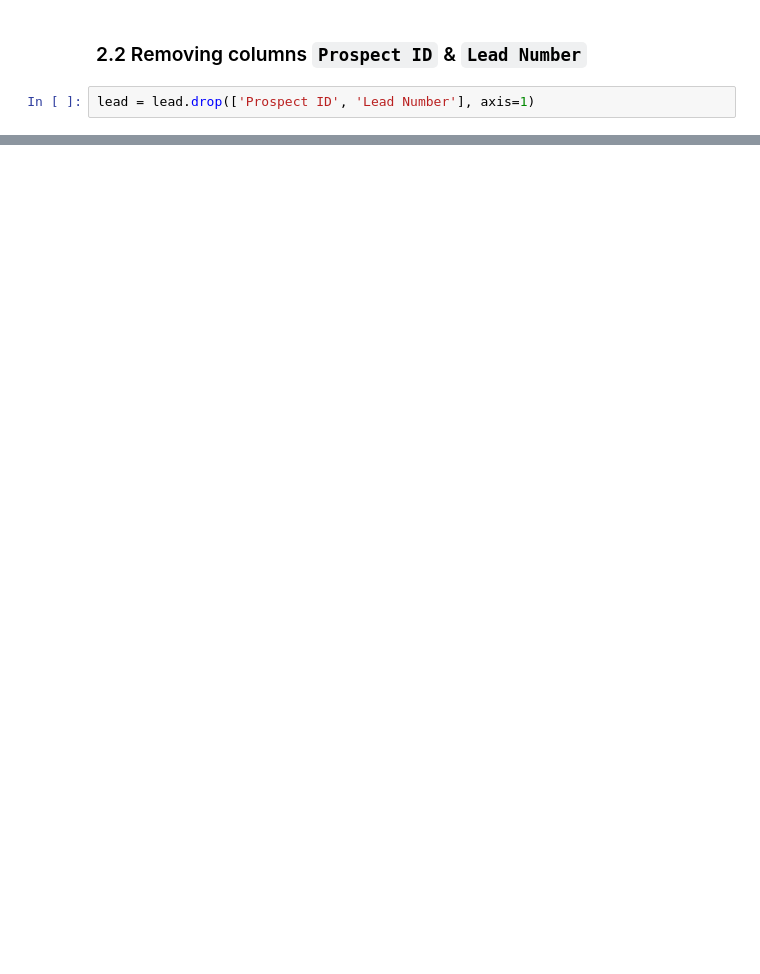
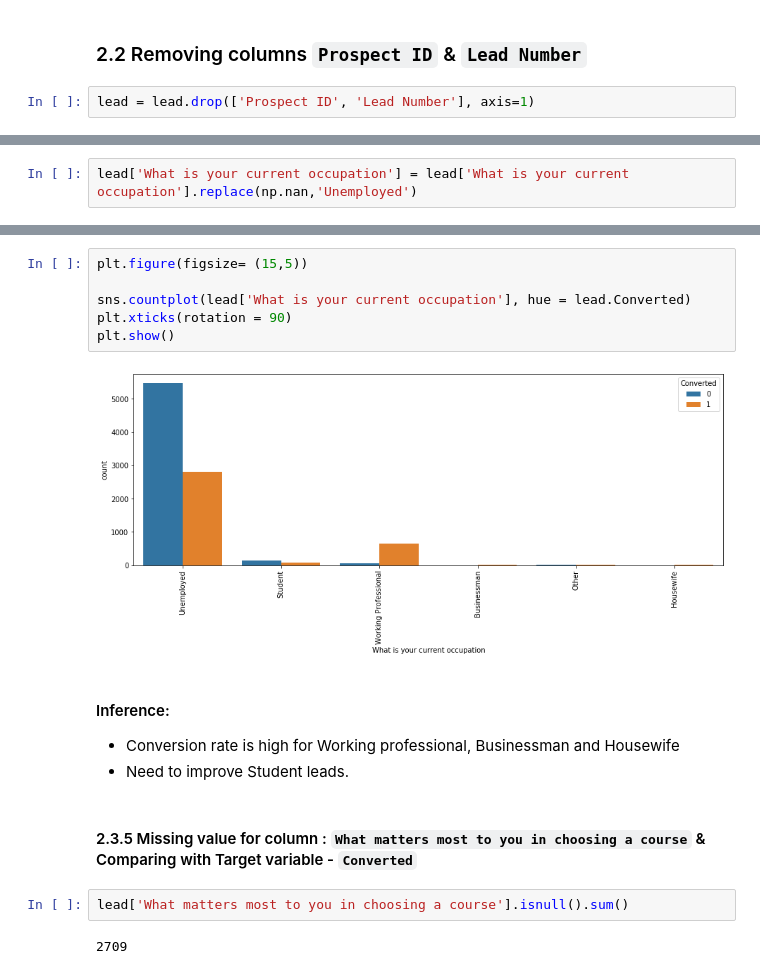
Before and after one commit to Sushil-Deore/Lead-Scoring-Case-Study, a Jupyter notebook: Lead Score Case Study.ipynb, the cells around one changed output, grey strips where cells are left out. Drawn from its saved outputs; the diff is of its cells as text; blank space fills up the shorter version.

```diff
--- a/Lead Score Case Study.ipynb
+++ b/Lead Score Case Study.ipynb
@@ -240,0 +473,2 @@ lead.head()
+# %%
+lead['What is your current occupation'] = lead['What is your current occupation'].replace(np.nan,'Unemployed')
@@ -240,0 +485,18 @@ lead.head()
+# %%
+plt.figure(figsize= (15,5))
+
+sns.countplot(lead['What is your current occupation'], hue = lead.Converted)
+plt.xticks(rotation = 90)
+plt.show()
+# %% [output]
+[figure, added]
+# %% [markdown]
+#### Inference:
+- Conversion rate is high for Working professional, Businessman and Housewife
+- Need to improve Student leads.
+# %% [markdown]
+#### 2.3.5 Missing value for column : `What matters most to you in choosing a course` &  Comparing with Target variable - `Converted`
+# %%
+lead['What matters most to you in choosing a course'].isnull().sum()
+# %% [output]
+2709
```
Also changed, not shown: parts of 194 cells of this notebook.
